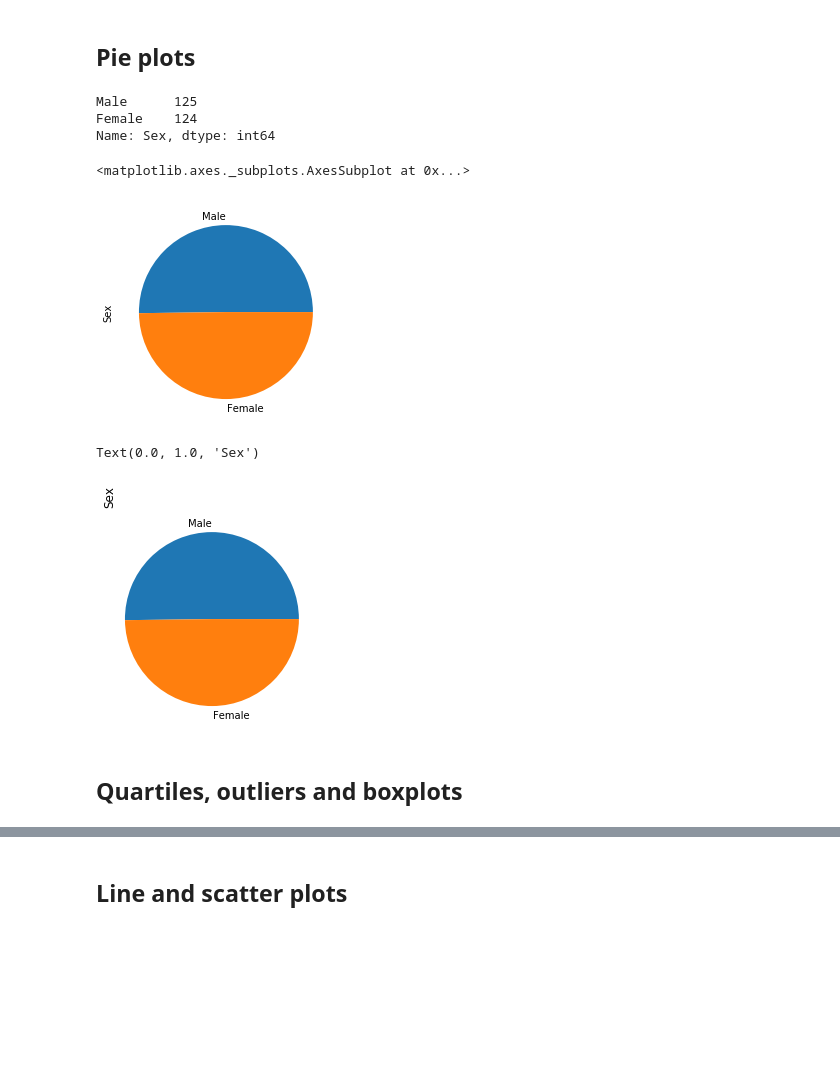
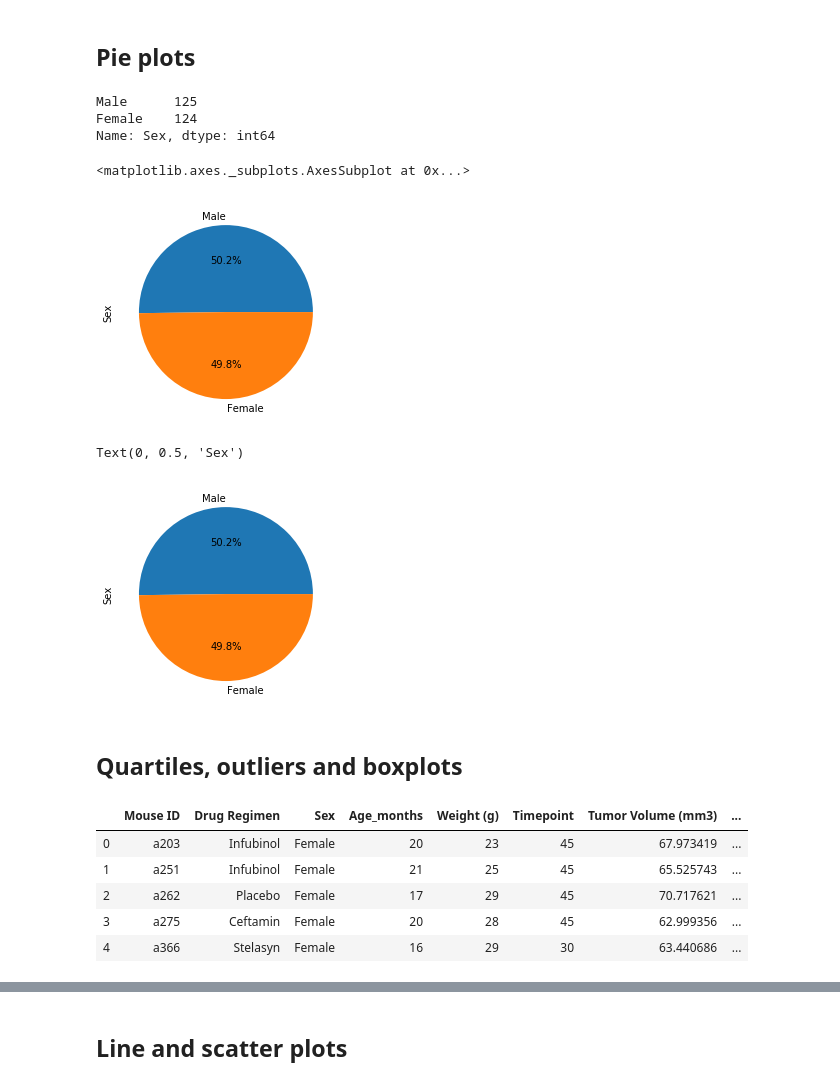
Before and after one commit to michaeltrias/matplotlib_hw, a Jupyter notebook: pymaceuticals2.ipynb, the cells around one changed output, grey strips where cells are left out. Drawn from its saved outputs; the diff is of its cells as text; code cells hidden in the pictures; blank space fills up the shorter version.

```diff
--- a/pymaceuticals2.ipynb
+++ b/pymaceuticals2.ipynb
@@ -134,25 +134,36 @@ print(mouse_gender)
 
 type(mouse_gender)
 
-mouse_gender.plot.pie()
+mouse_gender.plot.pie(autopct = '%1.1f%%')
 #print(pandas_pie_plt)
 # %% [output]
 Male      125
 Female    124
 Name: Sex, dtype: int64
 <matplotlib.axes._subplots.AxesSubplot at 0x...>
-[figure, old version]
+[figure, new version]
 # %%
 # Generate a pie plot showing the distribution of female versus male mice using pyplot
 
 
 gender_label = ["Male", "Female"]
-plt.pie(mouse_gender, labels = gender_label)
-plt.title("Sex", loc = "left", rotation = "vertical")
+plt.pie(mouse_gender, labels = gender_label,autopct = '%1.1f%%')
+#plt.title("Sex", loc = "left", rotation = "vertical")
+plt.ylabel("Sex")
 # %% [output]
-Text(0.0, 1.0, 'Sex')
+Text(0, 0.5, 'Sex')
-[figure, old version]
+[figure, new version]
 # %% [markdown]
 ## Quartiles, outliers and boxplots
 # %%
 # Calculate the final tumor volume of each mouse across four of the most promising treatment regimens. Calculate the IQR and quantitatively determine if there are any potential outliers.
+maxtumor_data = pyma_data.groupby(["Mouse ID"]).max()
+maxtumor_data = maxtumor_data.reset_index()
+maxtumor_data.head()
+# %% [output]
+|  | Mouse ID | Drug Regimen | Sex | Age_months | Weight (g) | Timepoint | Tumor Volume (mm3) | ... |
+| 0 | a203 | Infubinol | Female | 20 | 23 | 45 | 67.973419 | ... |
+| 1 | a251 | Infubinol | Female | 21 | 25 | 45 | 65.525743 | ... |
+| 2 | a262 | Placebo | Female | 17 | 29 | 45 | 70.717621 | ... |
+| 3 | a275 | Ceftamin | Female | 20 | 28 | 45 | 62.999356 | ... |
+| 4 | a366 | Stelasyn | Female | 16 | 29 | 30 | 63.440686 | ... |
```
Also changed, not shown: parts of 5 cells of this notebook.
